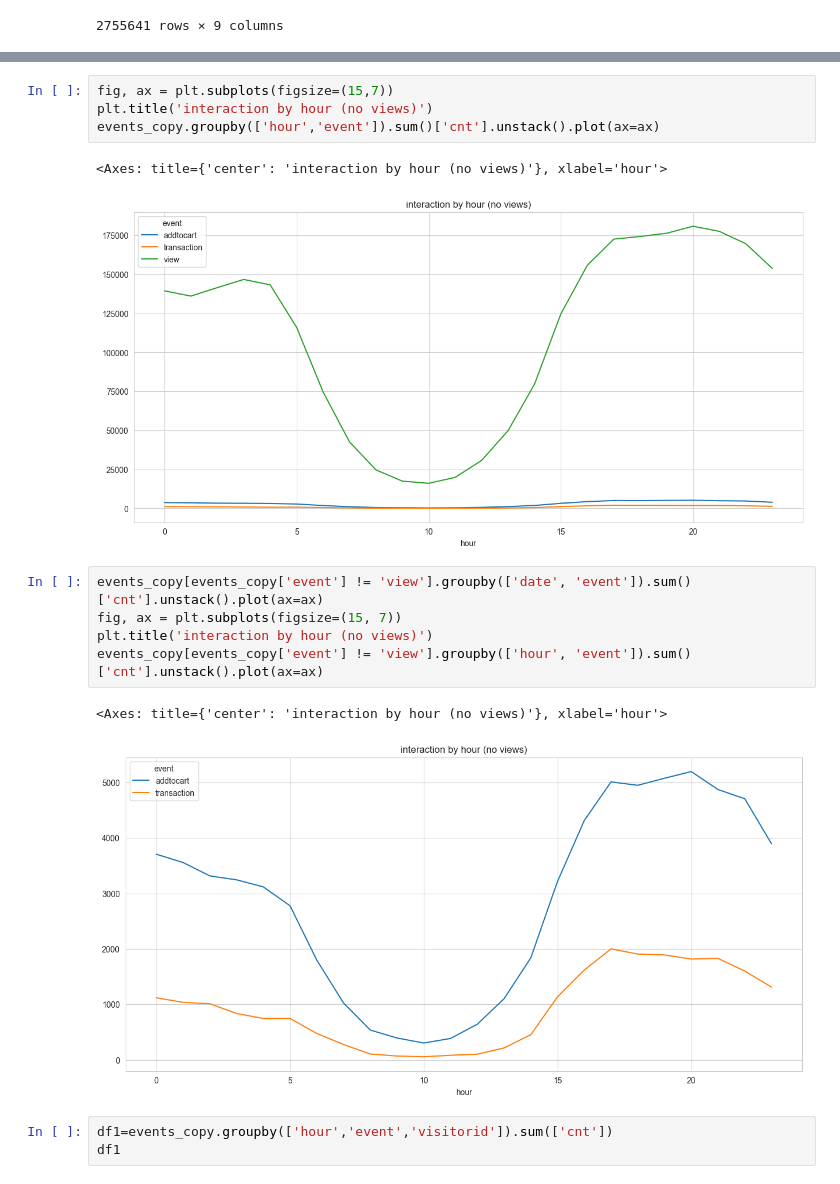
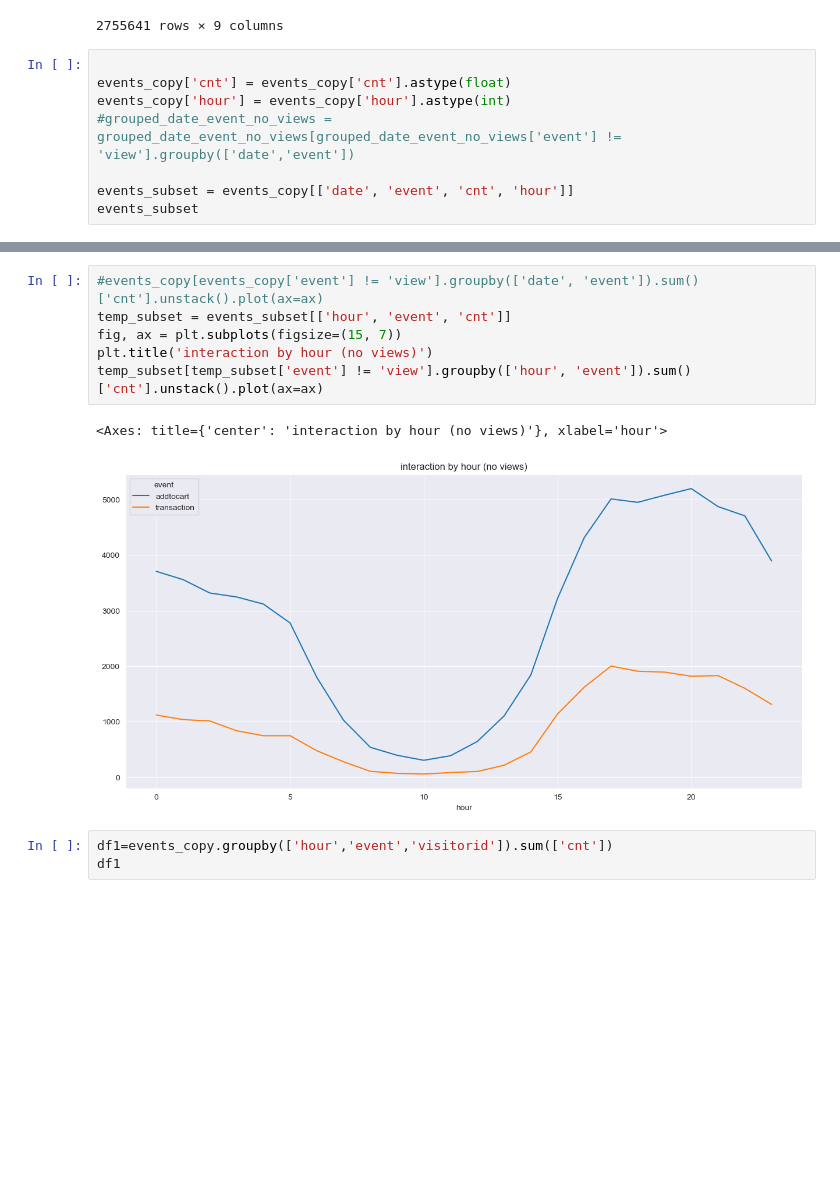
Before and after one commit to tomhuber96/master-thesis-practical-part, a Jupyter notebook: EDA/detail_rocket_eda.ipynb, the cells around one changed output, grey strips where cells are left out. Drawn from its saved outputs; the diff is of its cells as text; blank space fills up the shorter version.

```diff
--- a/EDA/detail_rocket_eda.ipynb
+++ b/EDA/detail_rocket_eda.ipynb
@@ -277,3 +282,11 @@ events_copy
 | 2756099 | 2015-08-01 03:08:50.703 | 1184451 | view | 283392 | NaN | 2015-08-01 05:08:50 | 3 | 2015-08-01 | 1.0 |
 | 2756100 | 2015-08-01 03:36:03.914 | 199536 | view | 152913 | NaN | 2015-08-01 05:36:03 | 3 | 2015-08-01 | 1.0 |
 2755641 rows × 9 columns
+# %%
+
+events_copy['cnt'] = events_copy['cnt'].astype(float)
+events_copy['hour'] = events_copy['hour'].astype(int)
+#grouped_date_event_no_views = grouped_date_event_no_views[grouped_date_event_no_views['event'] != 'view'].groupby(['date','event'])
+
+events_subset = events_copy[['date', 'event', 'cnt', 'hour']]
+events_subset
@@ -294,18 +332,12 @@ events_copy[events_copy['event'] != 'view'].groupby(['date','event']).sum()['cnt
 # %%
-fig, ax = plt.subplots(figsize=(15,7))
+#events_copy[events_copy['event'] != 'view'].groupby(['date', 'event']).sum()['cnt'].unstack().plot(ax=ax)
+temp_subset = events_subset[['hour', 'event', 'cnt']]
+fig, ax = plt.subplots(figsize=(15, 7))
 plt.title('interaction by hour (no views)')
-events_copy.groupby(['hour','event']).sum()['cnt'].unstack().plot(ax=ax)
+temp_subset[temp_subset['event'] != 'view'].groupby(['hour', 'event']).sum()['cnt'].unstack().plot(ax=ax)
 # %% [output]
 <Axes: title={'center': 'interaction by hour (no views)'}, xlabel='hour'>
-[figure, old version]
+[figure, new version]
-# %%
-events_copy[events_copy['event'] != 'view'].groupby(['date', 'event']).sum()['cnt'].unstack().plot(ax=ax)
-fig, ax = plt.subplots(figsize=(15, 7))
-plt.title('interaction by hour (no views)')
-events_copy[events_copy['event'] != 'view'].groupby(['hour', 'event']).sum()['cnt'].unstack().plot(ax=ax)
-# %% [output]
-<Axes: title={'center': 'interaction by hour (no views)'}, xlabel='hour'>
-[figure, removed]
 # %%
 df1=events_copy.groupby(['hour','event','visitorid']).sum(['cnt'])
 df1
```
Also changed, not shown: parts of 20 cells of this notebook, 2 other files.
